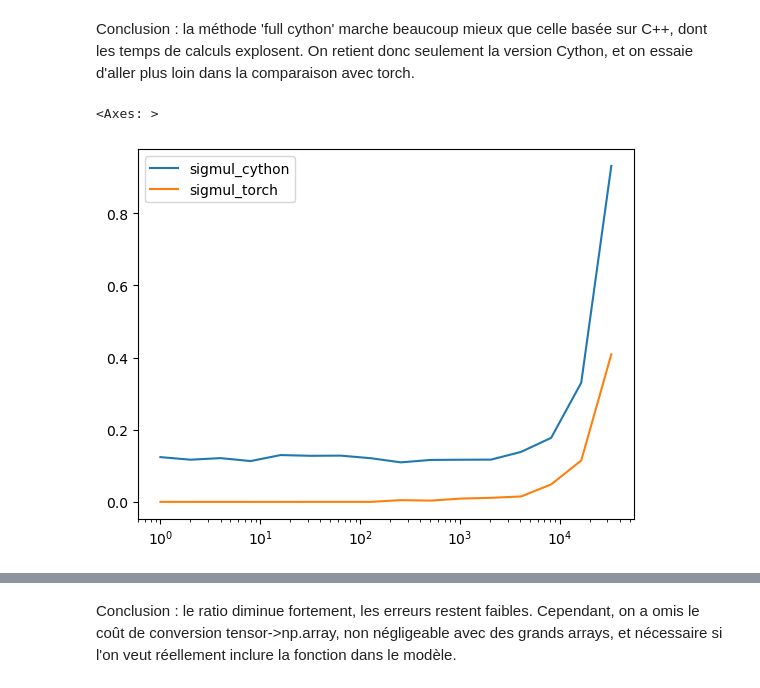
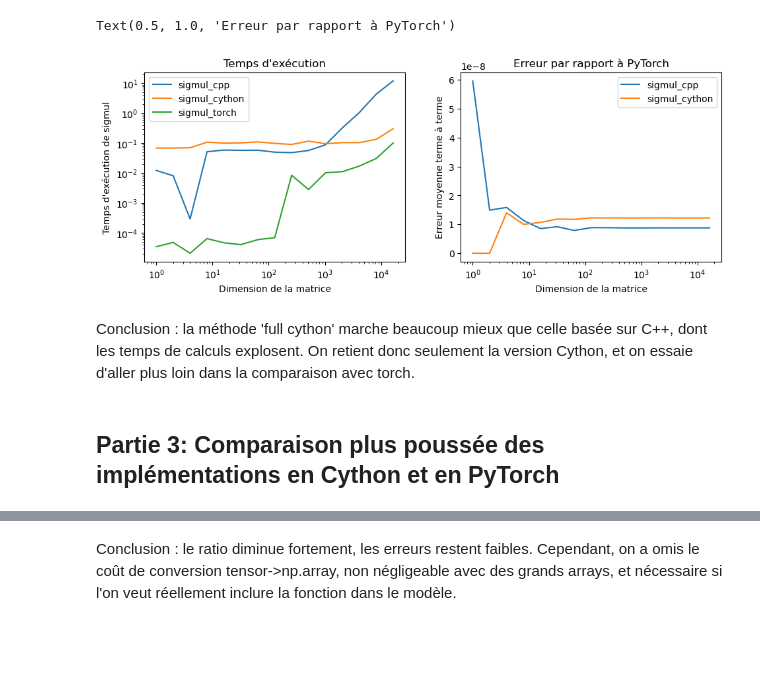
Before and after one commit to matthieu-bricaire/parallel-programming-ensae, a Jupyter notebook: times_comparisons.ipynb, the cells around one changed output, grey strips where cells are left out. Saved outputs shown, nothing was run; the diff lists cells and outputs as text; code cells hidden in the pictures; blank space fills up the shorter version.

```diff
--- a/times_comparisons.ipynb
+++ b/times_comparisons.ipynb
@@ -42,3 +54,37 @@ diffs.plot()
+# %%
+dims = [2**i for i in range(15)]
+all_times_2 = pd.DataFrame(index=dims, columns=['sigmul_cpp', 'sigmul_cython', 'sigmul_torch'])
+diffs_2 = pd.DataFrame(index=dims, columns=['sigmul_cpp', 'sigmul_cython'])
+
+for dim in tqdm(dims):
+    A = torch.normal(0, 1, (dim, dim))
+
+    times = compare_times(A, n_rep=10)
+    for key in times.keys():
+        all_times_2.loc[dim, key] = times[key]
+
+    Bt = sigmul_torch(A)
+    diffs_2.loc[dim, 'sigmul_cpp'] = torch.abs(Bt - torch.tensor(compute_sigmul_cpp(A.tolist()))).sum().item() / (dim**2)
+    diffs_2.loc[dim, 'sigmul_cython'] = torch.abs(Bt - torch.tensor(compute_sigmul_cython(np.asarray(A, dtype=np.float32)))).sum().item() / (dim**2)
+# %%
+fig, axes = plt.subplots(1, 2)
+fig.set_size_inches(10, 4)
+fig.tight_layout(pad=3)
+
+all_times_2.plot(logx=True, logy=True, ax=axes[0])
+axes[0].set_xlabel("Dimension de la matrice")
+axes[0].set_ylabel("Temps d'exécution de sigmul")
+axes[0].set_title("Temps d'exécution")
+
+diffs_2.plot(logx=True, ax=axes[1])
+axes[1].set_xlabel("Dimension de la matrice")
+axes[1].set_ylabel("Erreur moyenne terme à terme")
+axes[1].set_title("Erreur par rapport à PyTorch")
+# %% [output]
+Text(0.5, 1.0, 'Erreur par rapport à PyTorch')
+[figure, added]
 # %% [markdown]
 Conclusion : la méthode 'full cython' marche beaucoup mieux que celle basée sur C++, dont les temps de calculs explosent. On retient donc seulement la version Cython, et on essaie d'aller plus loin dans la comparaison avec torch.
+# %% [markdown]
+## Partie 3: Comparaison plus poussée des implémentations en Cython et en PyTorch
 # %%
@@ -58,5 +103,0 @@ for dim in tqdm(dims):
-# %%
-all_times.plot(logx=True)
-# %% [output]
-<Axes: >
-[figure, removed]
```
Also changed, not shown: parts of 23 cells of this notebook.
